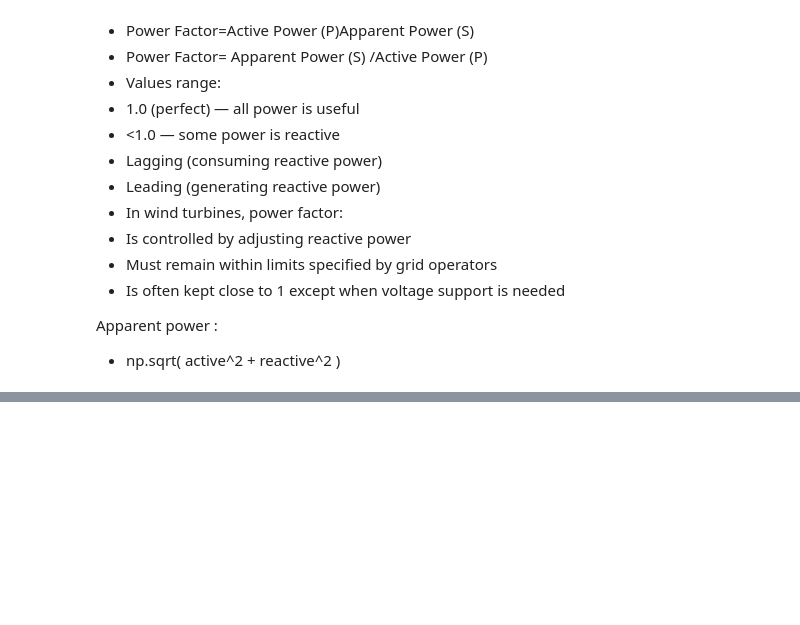
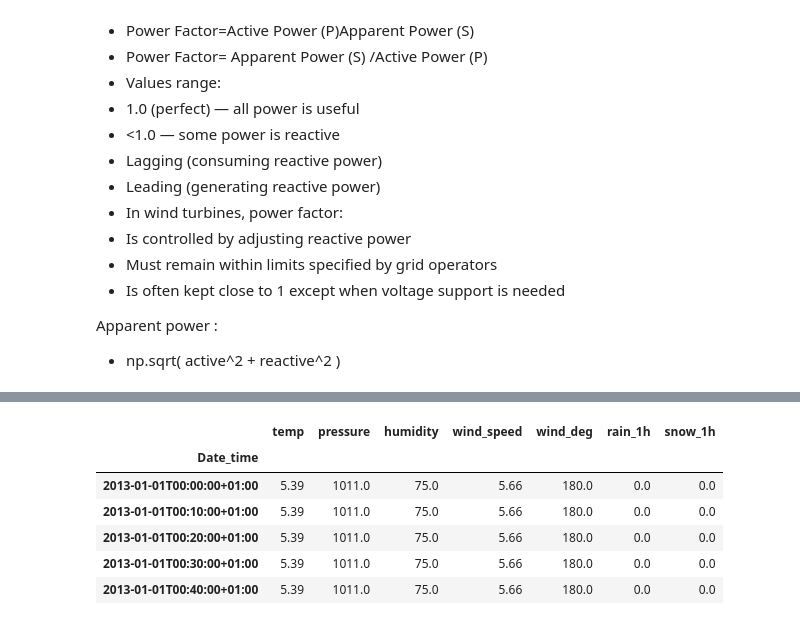
Before and after one commit to glopezcafaggi/engie_api, a Jupyter notebook: eda/first_eda.ipynb, the cells around one changed output, grey strips where cells are left out. Saved outputs shown, nothing was run; the diff lists cells and outputs as text; code cells hidden in the pictures; blank space fills up the shorter version.

```diff
--- a/eda/first_eda.ipynb
+++ b/eda/first_eda.ipynb
@@ -113,0 +245,10 @@ data_dict[0].head(1)
+# %%
+t0[var_ext].head()
+# %% [output]
+|  | temp | pressure | humidity | wind_speed | wind_deg | rain_1h | snow_1h |
+| Date_time |  |  |  |  |  |  |  |
+| 2013-01-01T00:00:00+01:00 | 5.39 | 1011.0 | 75.0 | 5.66 | 180.0 | 0.0 | 0.0 |
+| 2013-01-01T00:10:00+01:00 | 5.39 | 1011.0 | 75.0 | 5.66 | 180.0 | 0.0 | 0.0 |
+| 2013-01-01T00:20:00+01:00 | 5.39 | 1011.0 | 75.0 | 5.66 | 180.0 | 0.0 | 0.0 |
+| 2013-01-01T00:30:00+01:00 | 5.39 | 1011.0 | 75.0 | 5.66 | 180.0 | 0.0 | 0.0 |
+| 2013-01-01T00:40:00+01:00 | 5.39 | 1011.0 | 75.0 | 5.66 | 180.0 | 0.0 | 0.0 |
```
Also changed, not shown: parts of 22 cells of this notebook, 2 other files.
